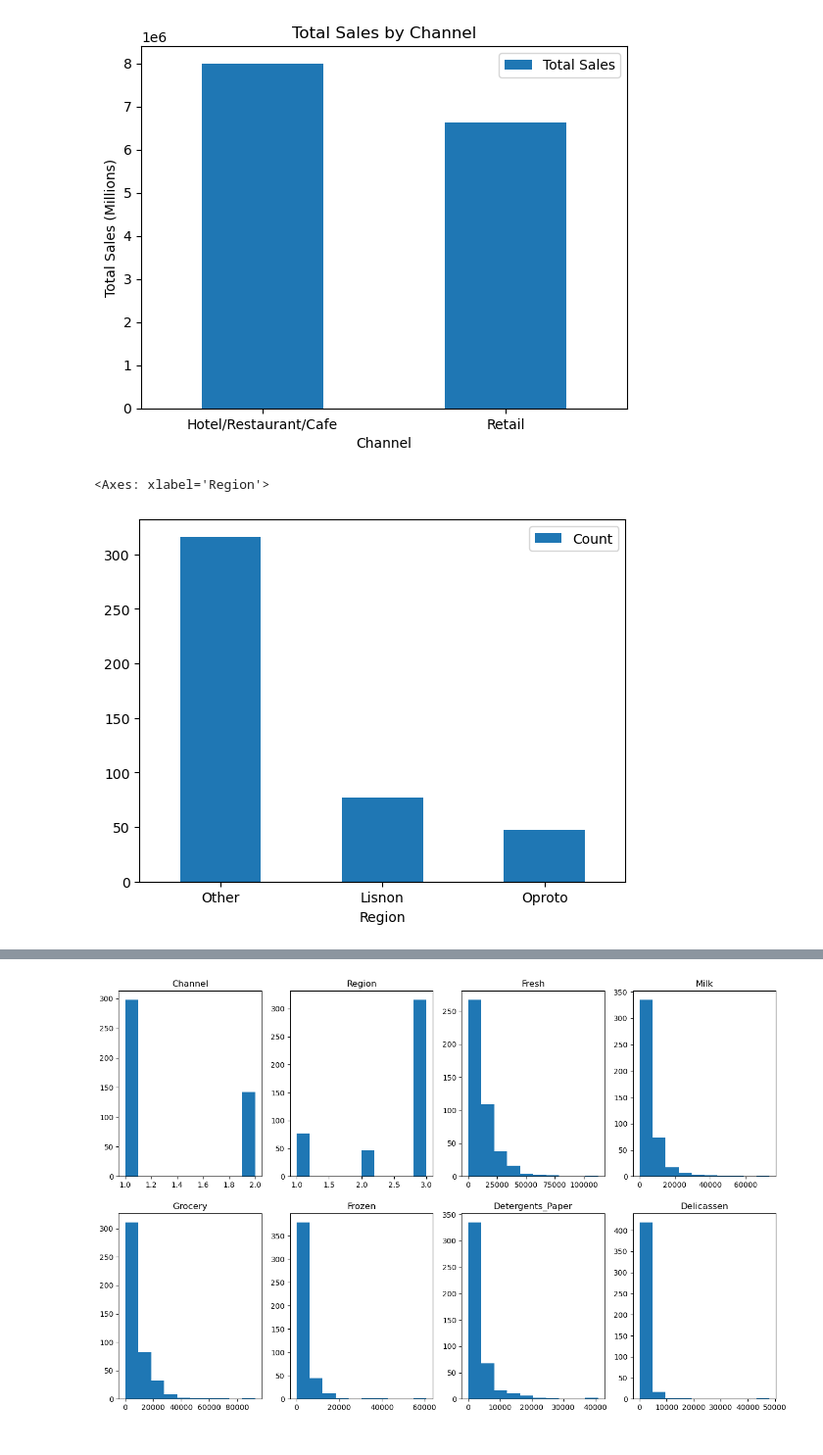
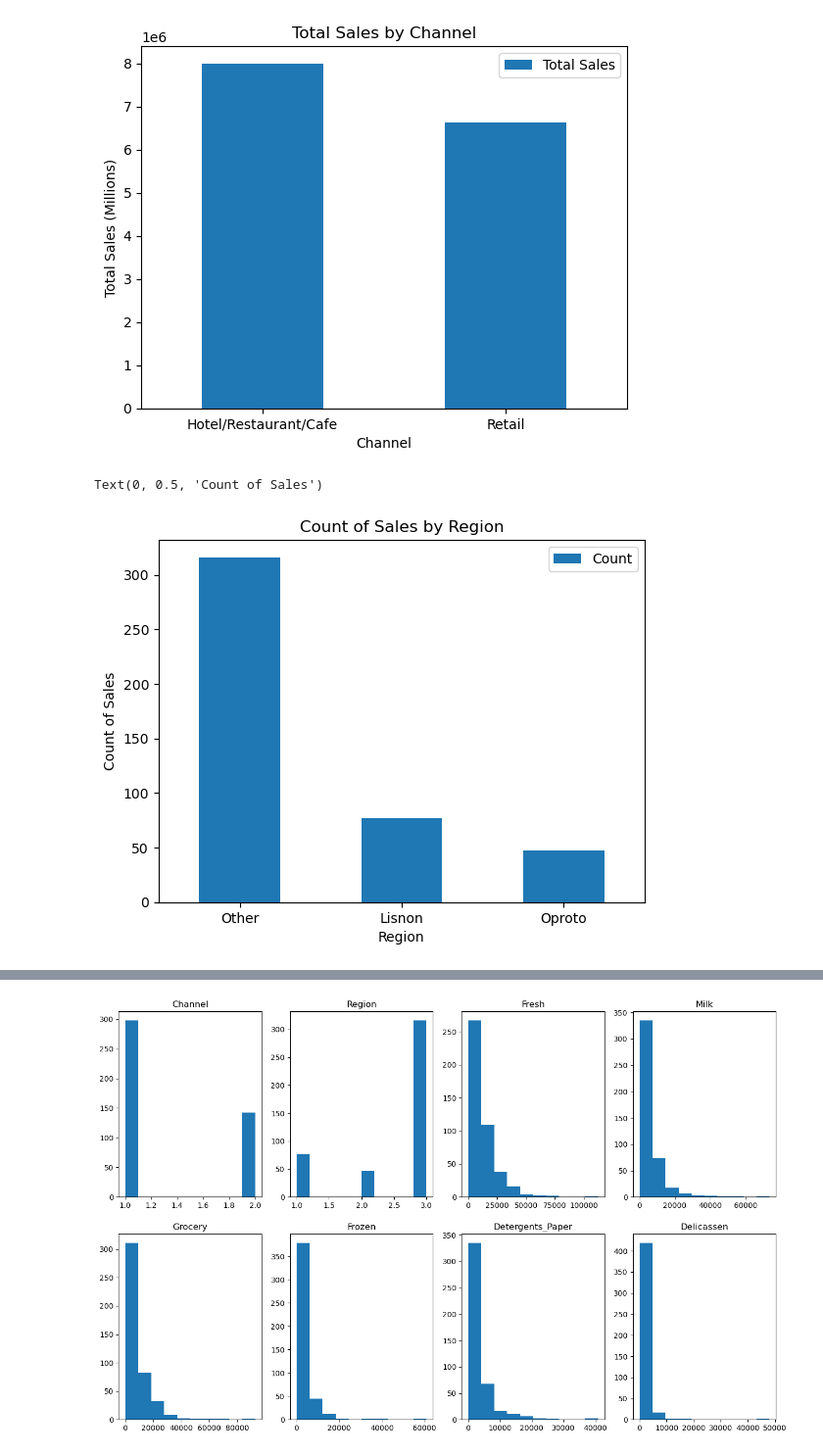
Before and after one commit to SBangarh/ml-project-unsupervised-learning, a Jupyter notebook: Unsupervised Learning - Project.ipynb, the cells around one changed output, grey strips where cells are left out. Shown at 98% size. Saved outputs shown, nothing was run; the diff lists cells and outputs as text; code cells hidden in the pictures.

```diff
--- a/Unsupervised Learning - Project.ipynb
+++ b/Unsupervised Learning - Project.ipynb
@@ -237,11 +241,14 @@ Text(0, 0.5, 'Total Sales (Millions)')
 # %%
 # count of region
 
 regions = pd.DataFrame(copy_data['Region'].value_counts())
 regions = regions.reset_index().rename(columns={'index': 'Region', 'Region': 'Count'})
 regions = regions.replace(region_dict)
-regions.plot.bar('Region', 'Count', rot=0)
+
+#make graph
+regions_graph = regions.plot.bar('Region', 'Count', title='Count of Sales by Region', rot=0)
+regions_graph.set_ylabel('Count of Sales')
 # %% [output]
-<Axes: xlabel='Region'>
+Text(0, 0.5, 'Count of Sales')
-[figure, old version]
+[figure, new version]
 # %%
```
Also changed, not shown: parts of 5 cells of this notebook.
